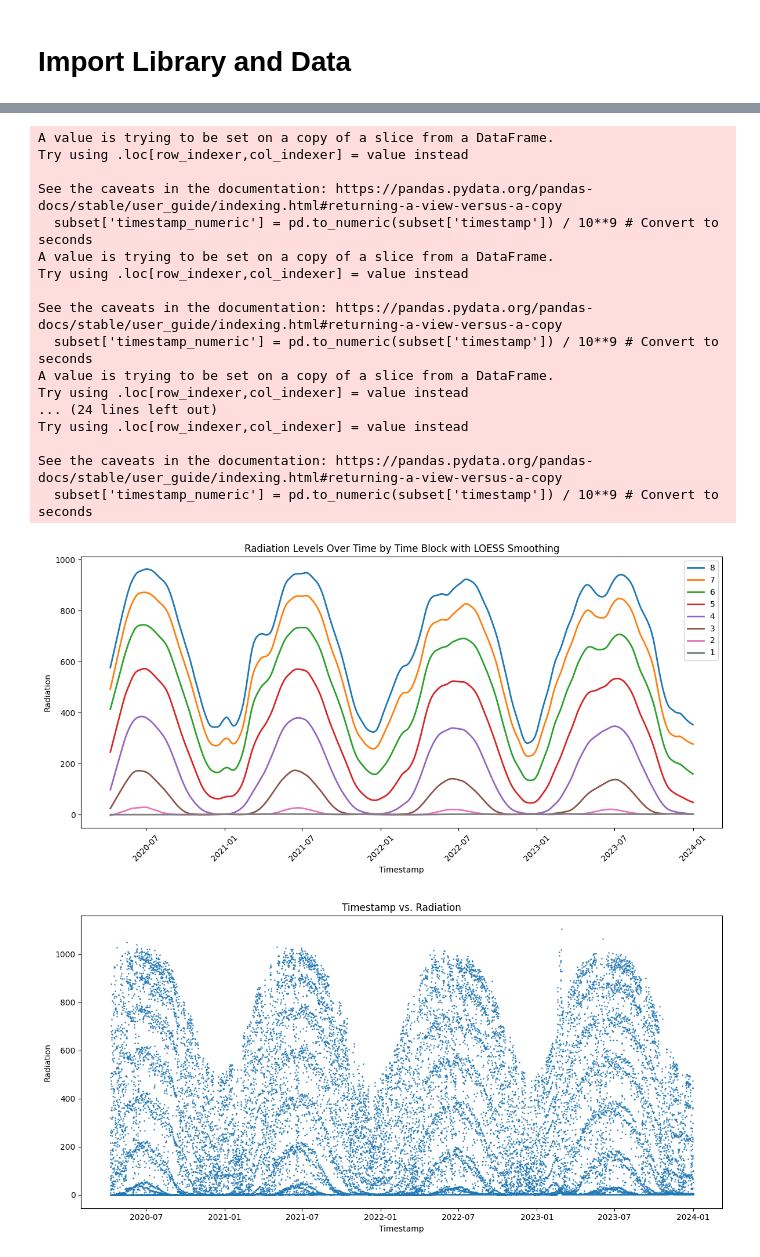
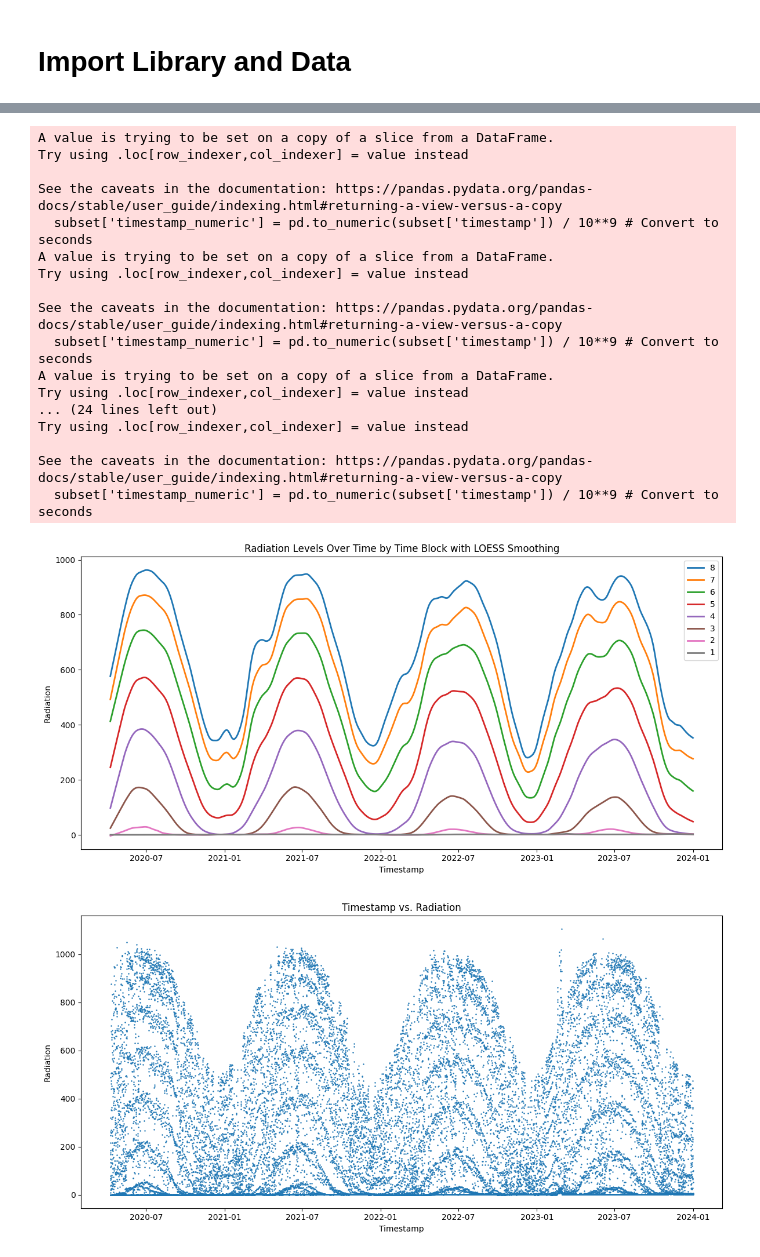
Before and after one commit to IbrahimAllMamun/notebooks, a Jupyter notebook: Shipon_final.ipynb, the cells around one changed output, grey strips where cells are left out. Saved outputs shown, nothing was run; the diff lists cells and outputs as text; code cells hidden in the pictures.

```diff
--- a/Shipon_final.ipynb
+++ b/Shipon_final.ipynb
@@ -72,35 +85,34 @@ for time_block in df['time_block'].unique():
     handles.extend([line])  # Add scatter and line to handles
     labels.extend([time_block])  # Add labels with 'LOESS' for clarity
 
 # Place legend outside the loop
 plt.legend(handles, labels)
 
 plt.xlabel('Timestamp')
 plt.ylabel('Radiation')
 plt.title('Radiation Levels Over Time by Time Block with LOESS Smoothing')
-plt.xticks(rotation=45)
 plt.tight_layout()
 plt.savefig("time_block.jpg", format = "jpg")
 plt.show()
 # %% [output]
 A value is trying to be set on a copy of a slice from a DataFrame.
 Try using .loc[row_indexer,col_indexer] = value instead
 
 See the caveats in the documentation: https://pandas.pydata.org/pandas-docs/stable/user_guide/indexing.html#returning-a-view-versus-a-copy
   subset['timestamp_numeric'] = pd.to_numeric(subset['timestamp']) / 10**9 # Convert to seconds
 A value is trying to be set on a copy of a slice from a DataFrame.
 Try using .loc[row_indexer,col_indexer] = value instead
 
 See the caveats in the documentation: https://pandas.pydata.org/pandas-docs/stable/user_guide/indexing.html#returning-a-view-versus-a-copy
   subset['timestamp_numeric'] = pd.to_numeric(subset['timestamp']) / 10**9 # Convert to seconds
 A value is trying to be set on a copy of a slice from a DataFrame.
 Try using .loc[row_indexer,col_indexer] = value instead
 ... (24 lines left out)
 Try using .loc[row_indexer,col_indexer] = value instead
 
 See the caveats in the documentation: https://pandas.pydata.org/pandas-docs/stable/user_guide/indexing.html#returning-a-view-versus-a-copy
   subset['timestamp_numeric'] = pd.to_numeric(subset['timestamp']) / 10**9 # Convert to seconds
-[figure, old version]
+[figure, new version]
 # %%
 plt.figure(figsize=(12, 6))
 plt.scatter(df['timestamp'], df['radiation'], alpha=1, s=0.6)  # Adjust alpha for transparency
```
Also changed, not shown: parts of 1 cell of this notebook.
